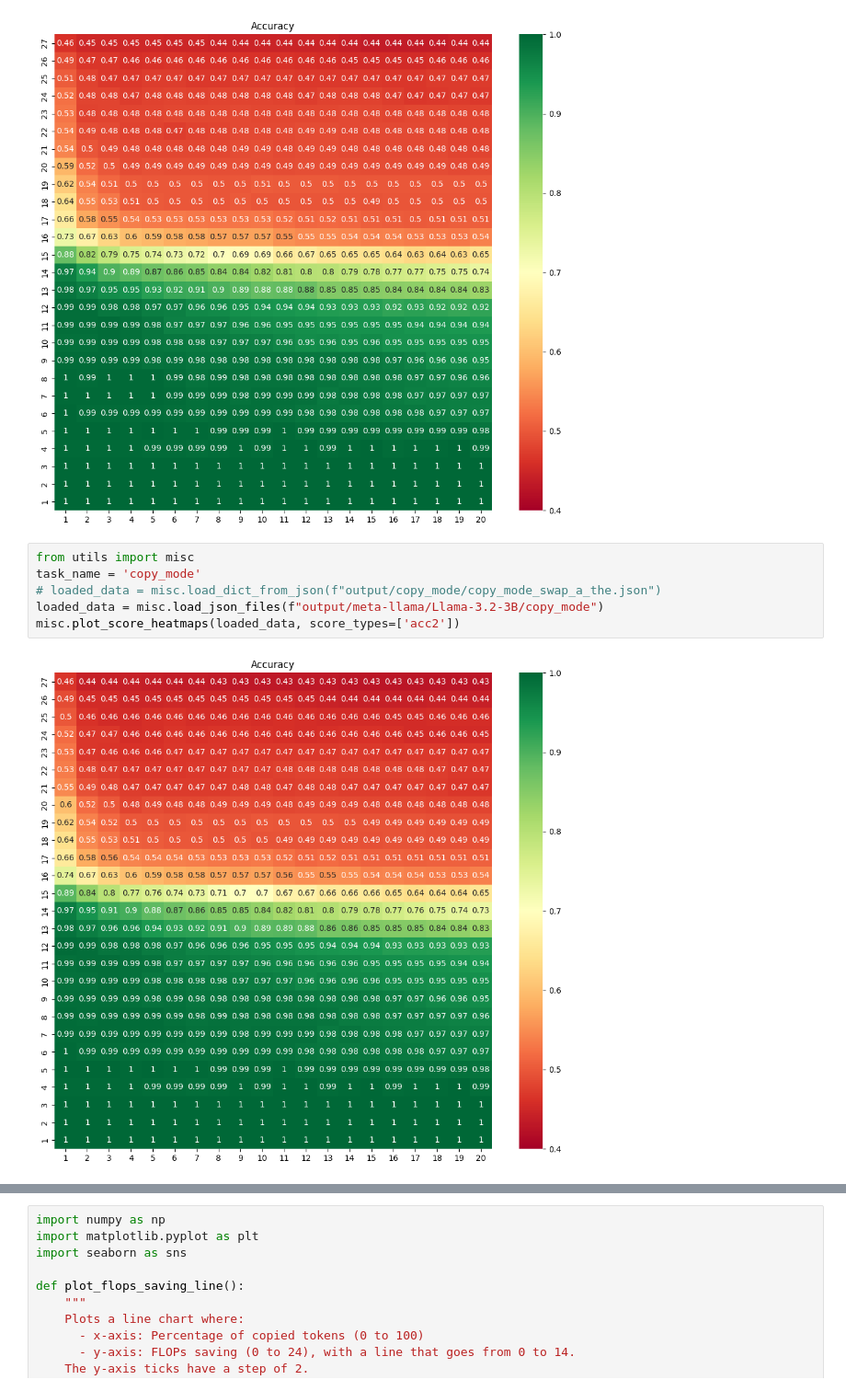
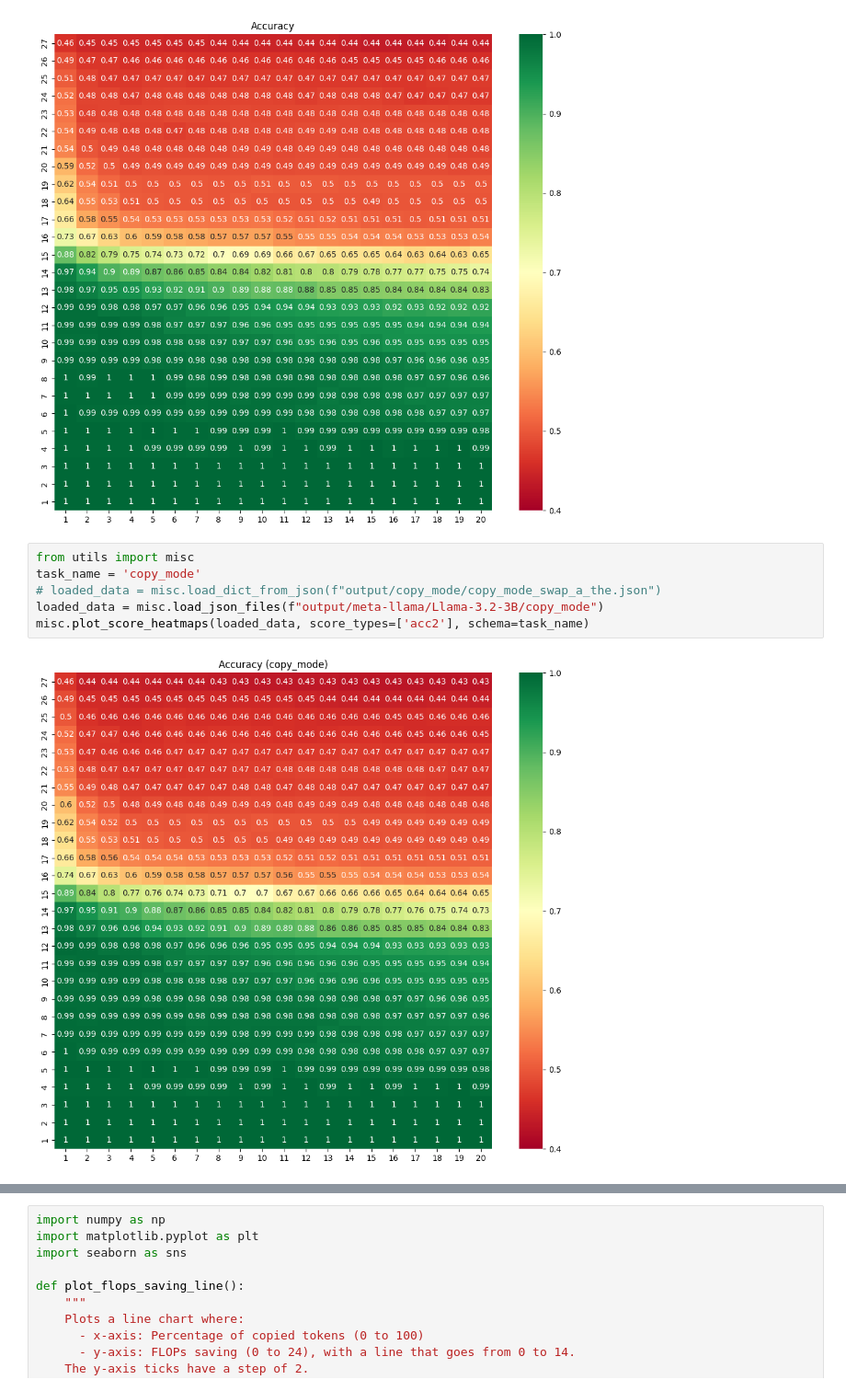
Before and after one commit to phusroyal/CopyMech, a Jupyter notebook: visualize.ipynb, the cells around one changed output, grey strips where cells are left out. Shown at 92% size. Saved outputs shown, nothing was run; the diff lists cells and outputs as text.

```diff
--- a/visualize.ipynb
+++ b/visualize.ipynb
@@ -393,8 +393,8 @@ Loaded 4 valid JSON files
 # %%
 from utils import misc
 task_name = 'copy_mode'
 # loaded_data = misc.load_dict_from_json(f"output/copy_mode/copy_mode_swap_a_the.json")
 loaded_data = misc.load_json_files(f"output/meta-llama/Llama-3.2-3B/copy_mode")
-misc.plot_score_heatmaps(loaded_data, score_types=['acc2'])
+misc.plot_score_heatmaps(loaded_data, score_types=['acc2'], schema=task_name)
 # %% [output]
-[figure, old version]
+[figure, new version]
```
Also changed, not shown: parts of 1 cell of this notebook, 13 other files.
